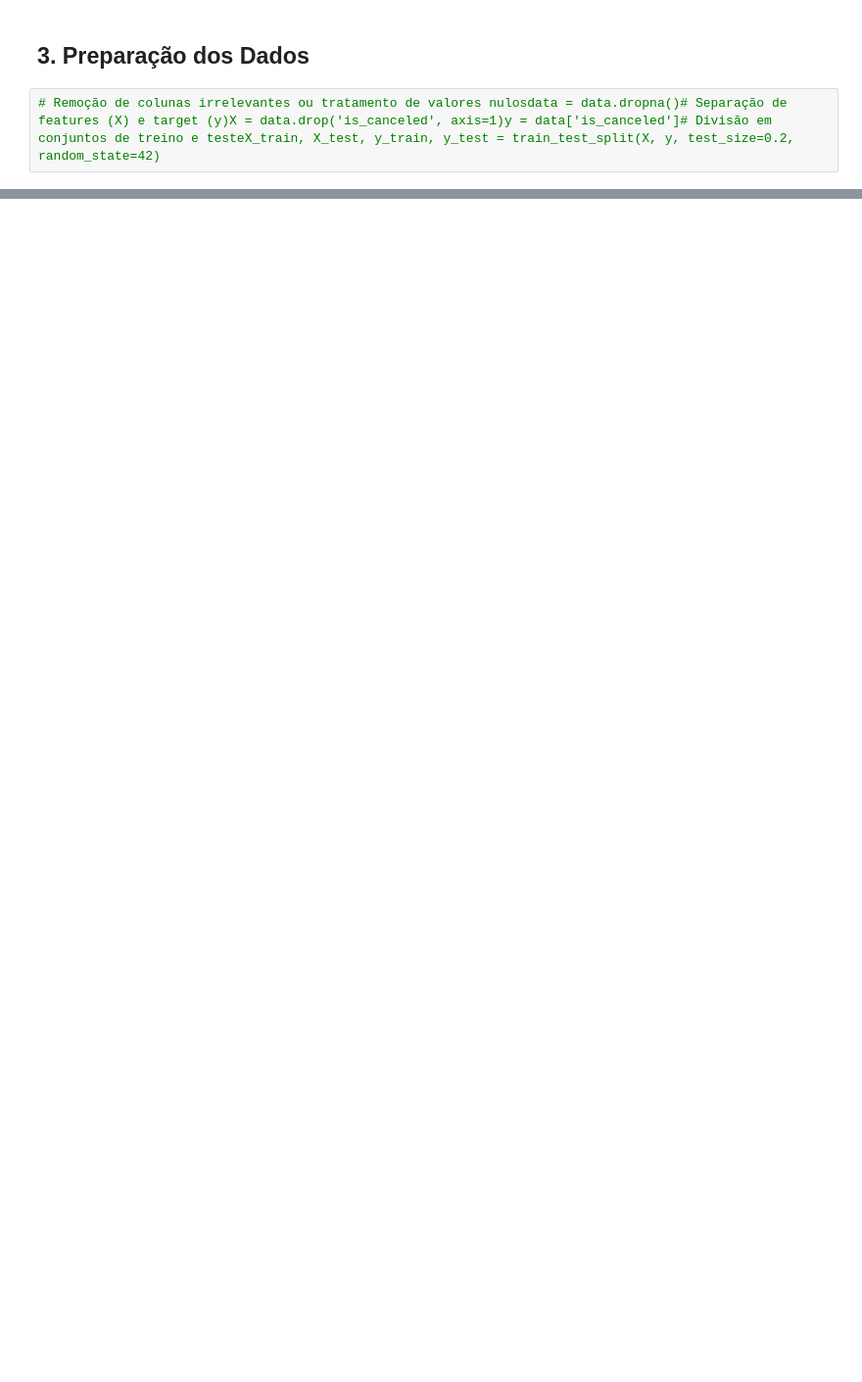
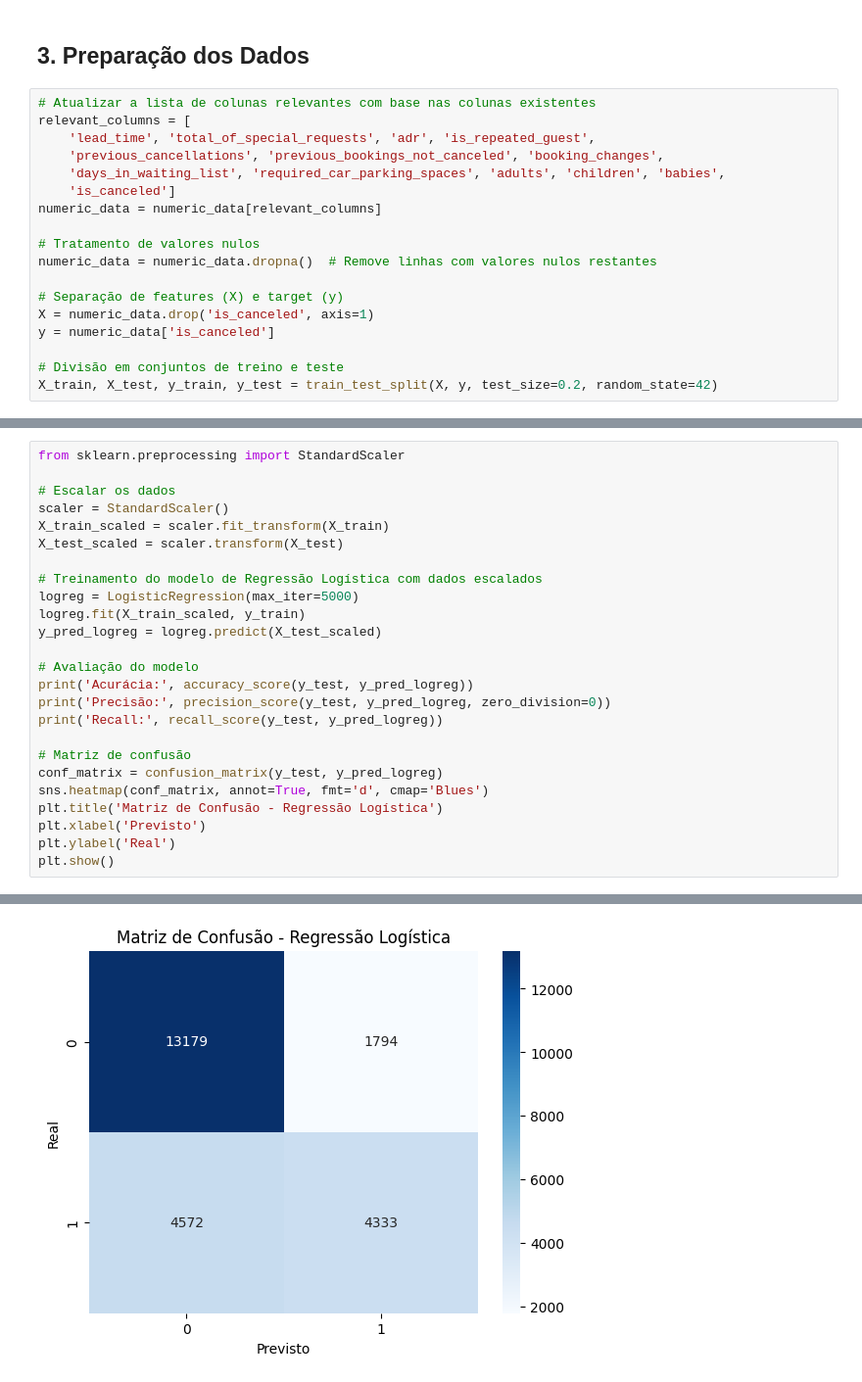
Before and after one commit to yagoprssantos/CienciaDados, a Jupyter notebook: EstudodeCaso/notebooks/EstudodeCaso2.ipynb, the cells around one changed output, grey strips where cells are left out. Shown: that part at 98% size. Drawn from its saved outputs; the diff is of its cells as text; blank space fills up the shorter version.

```diff
--- a/EstudodeCaso/notebooks/EstudodeCaso2.ipynb
+++ b/EstudodeCaso/notebooks/EstudodeCaso2.ipynb
@@ -11,5 +122,21 @@
 # %% [markdown]
 ## 3. Preparação dos Dados
 # %%
-# Remoção de colunas irrelevantes ou tratamento de valores nulosdata = data.dropna()# Separação de features (X) e target (y)X = data.drop('is_canceled', axis=1)y = data['is_canceled']# Divisão em conjuntos de treino e testeX_train, X_test, y_train, y_test = train_test_split(X, y, test_size=0.2, random_state=42)
+# Atualizar a lista de colunas relevantes com base nas colunas existentes
+relevant_columns = [
+    'lead_time', 'total_of_special_requests', 'adr', 'is_repeated_guest',
+    'previous_cancellations', 'previous_bookings_not_canceled', 'booking_changes',
+    'days_in_waiting_list', 'required_car_parking_spaces', 'adults', 'children', 'babies',
+    'is_canceled']
+numeric_data = numeric_data[relevant_columns]
+
+# Tratamento de valores nulos
+numeric_data = numeric_data.dropna()  # Remove linhas com valores nulos restantes
+
+# Separação de features (X) e target (y)
+X = numeric_data.drop('is_canceled', axis=1)
+y = numeric_data['is_canceled']
+
+# Divisão em conjuntos de treino e teste
+X_train, X_test, y_train, y_test = train_test_split(X, y, test_size=0.2, random_state=42)
 # %% [markdown]
@@ -24,0 +144,26 @@
+# %%
+from sklearn.preprocessing import StandardScaler
+
+# Escalar os dados
+scaler = StandardScaler()
+X_train_scaled = scaler.fit_transform(X_train)
+X_test_scaled = scaler.transform(X_test)
+
+# Treinamento do modelo de Regressão Logística com dados escalados
+logreg = LogisticRegression(max_iter=5000)
+logreg.fit(X_train_scaled, y_train)
+y_pred_logreg = logreg.predict(X_test_scaled)
+
+# Avaliação do modelo
+print('Acurácia:', accuracy_score(y_test, y_pred_logreg))
+print('Precisão:', precision_score(y_test, y_pred_logreg, zero_division=0))
+print('Recall:', recall_score(y_test, y_pred_logreg))
+
+# Matriz de confusão
+conf_matrix = confusion_matrix(y_test, y_pred_logreg)
+sns.heatmap(conf_matrix, annot=True, fmt='d', cmap='Blues')
+plt.title('Matriz de Confusão - Regressão Logística')
+plt.xlabel('Previsto')
+plt.ylabel('Real')
+plt.show()
+# %% [output]
@@ -24,0 +173 @@
+[figure, added]
```
Also changed, not shown: parts of 33 cells of this notebook, 1 other file.
